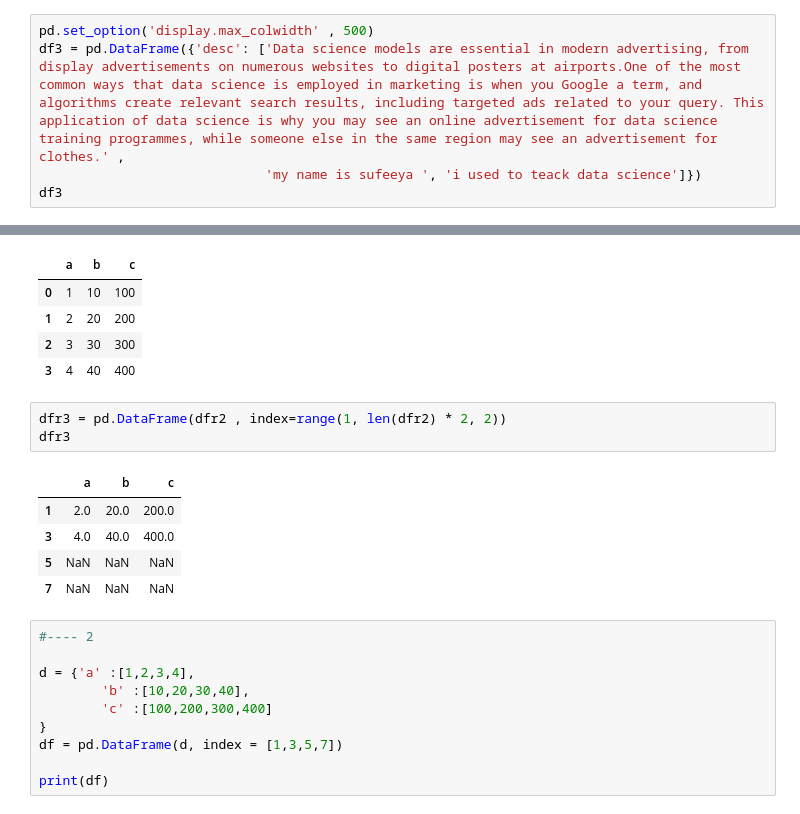
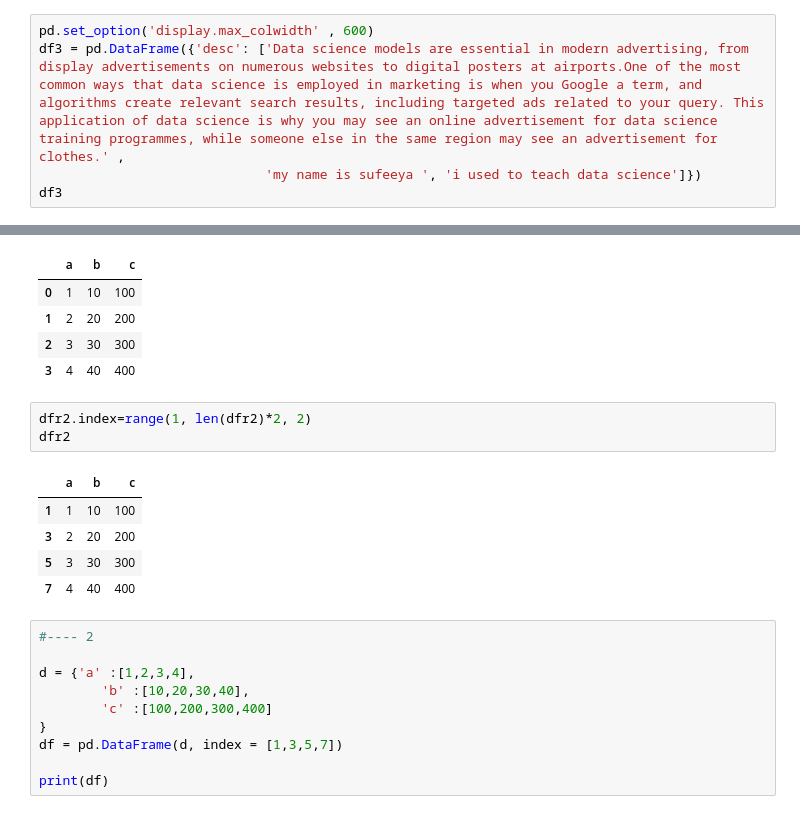
Before and after one commit to Sufeeya07/pyhton_ds, a Jupyter notebook: pandas/4 adv df pandas.ipynb, the cells around one changed output, grey strips where cells are left out. Saved outputs shown, nothing was run; the diff lists cells and outputs as text.

```diff
--- a/pandas/4 adv df pandas.ipynb
+++ b/pandas/4 adv df pandas.ipynb
@@ -185,9 +192,9 @@ df3
 |  | desc |
 | 0 | Data science models are essential... |
 # %%
-pd.set_option('display.max_colwidth' , 500)
+pd.set_option('display.max_colwidth' , 600)
 df3 = pd.DataFrame({'desc': ['Data science models are essential in modern advertising, from display advertisements on numerous websites to digital posters at airports.One of the most common ways that data science is employed in marketing is when you Google a term, and algorithms create relevant search results, including targeted ads related to your query. This application of data science is why you may see an online advertisement for data science training programmes, while someone else in the same region may see an advertisement for clothes.' ,
-                             'my name is sufeeya ', 'i used to teack data science']})
+                             'my name is sufeeya ', 'i used to teach data science']})
 df3
 # %% [output]
 |  | desc |
@@ -553,14 +577,14 @@ dfr2
 | 2 | 3 | 30 | 300 |
 | 3 | 4 | 40 | 400 |
 # %%
-dfr3 = pd.DataFrame(dfr2 , index=range(1, len(dfr2) * 2, 2))
-dfr3
+dfr2.index=range(1, len(dfr2)*2, 2)
+dfr2
 # %% [output]
 |  | a | b | c |
-| 1 | 2.0 | 20.0 | 200.0 |
-| 3 | 4.0 | 40.0 | 400.0 |
-| 5 | NaN | NaN | NaN |
-| 7 | NaN | NaN | NaN |
+| 1 | 1 | 10 | 100 |
+| 3 | 2 | 20 | 200 |
+| 5 | 3 | 30 | 300 |
+| 7 | 4 | 40 | 400 |
 # %%
 #---- 2
 
```
Also changed, not shown: parts of 13 cells of this notebook.
